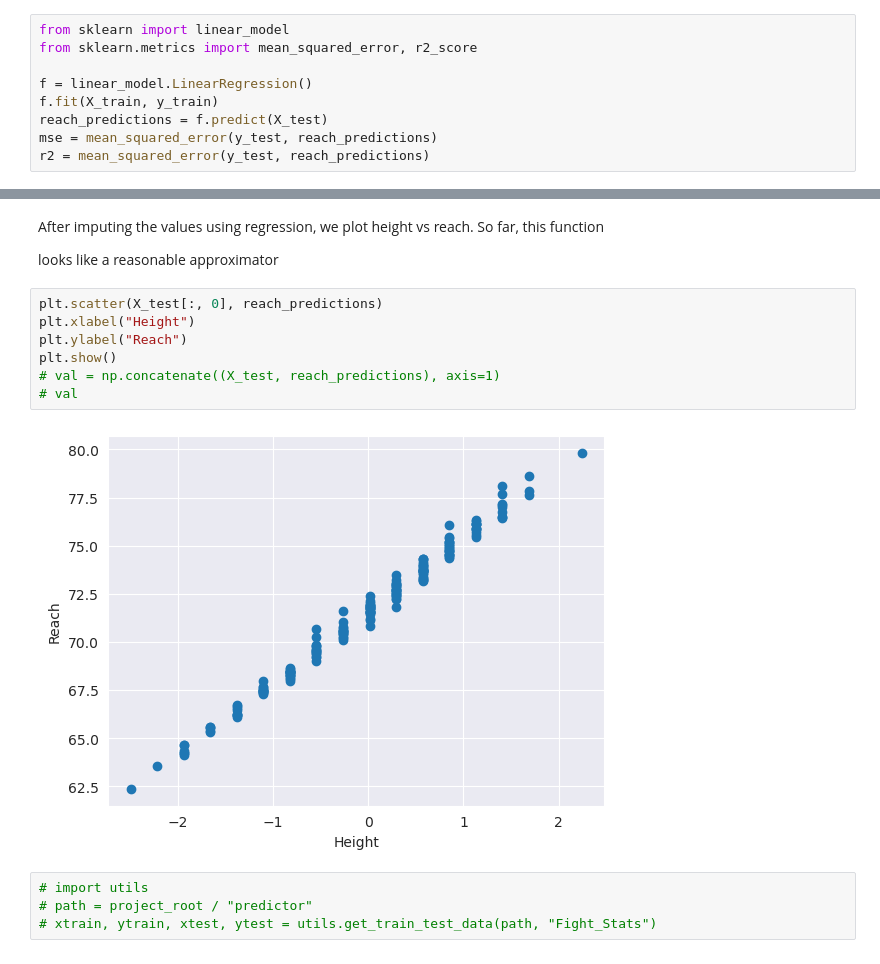
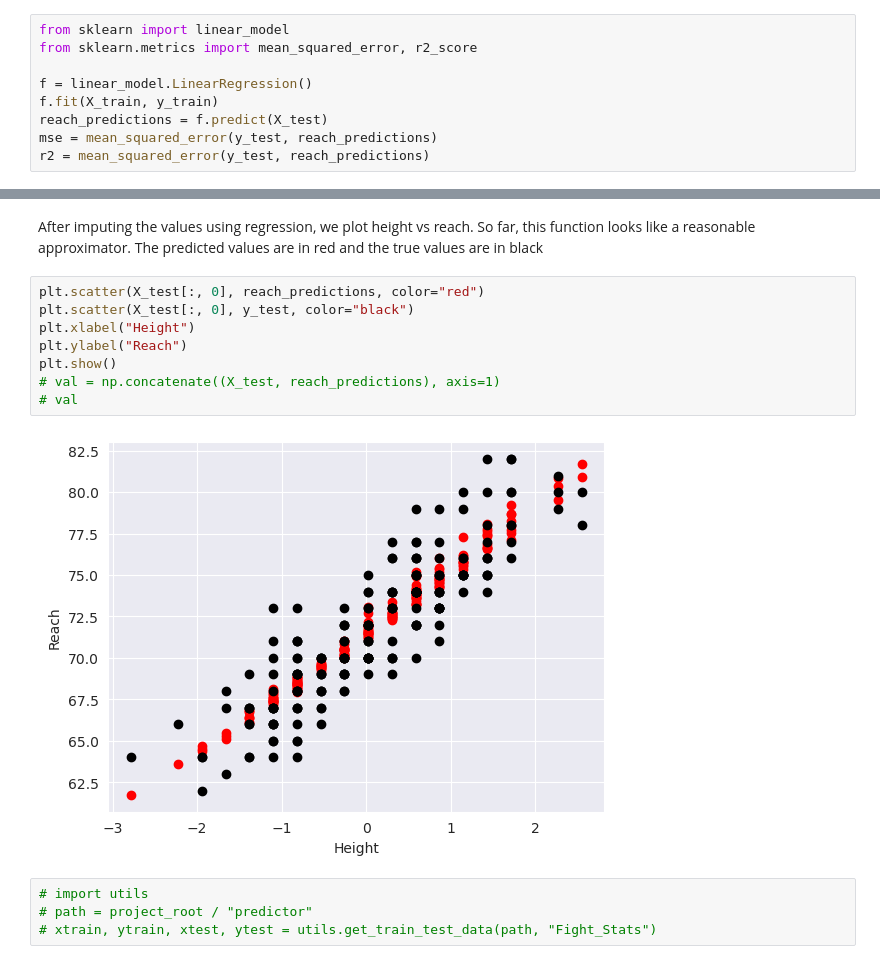
Before and after one commit to shere-khan/fight_predictor, a Jupyter notebook: predictor/Notebooks/Untitled.ipynb, the cells around one changed output, grey strips where cells are left out. Drawn from its saved outputs; the diff is of its cells as text.

Commit message:
adding comments and modifying plots

```diff
--- a/predictor/Notebooks/Untitled.ipynb
+++ b/predictor/Notebooks/Untitled.ipynb
@@ -358,16 +351,16 @@ r2: 3.3511988823955026
 # %% [markdown]
 After imputing the values using regression, we plot height vs reach. So far, this function
-
-looks like a reasonable approximator
+looks like a reasonable approximator. The predicted values are in red and the true values are in black
 # %%
-plt.scatter(X_test[:, 0], reach_predictions)
+plt.scatter(X_test[:, 0], reach_predictions, color="red")
+plt.scatter(X_test[:, 0], y_test, color="black")
 plt.xlabel("Height")
 plt.ylabel("Reach")
 plt.show()
 # val = np.concatenate((X_test, reach_predictions), axis=1)
 # val
 # %% [output]
-[figure, old version]
+[figure, new version]
 # %%
 # import utils
 # path = project_root / "predictor"
```
Also changed, not shown: parts of 9 cells of this notebook.
